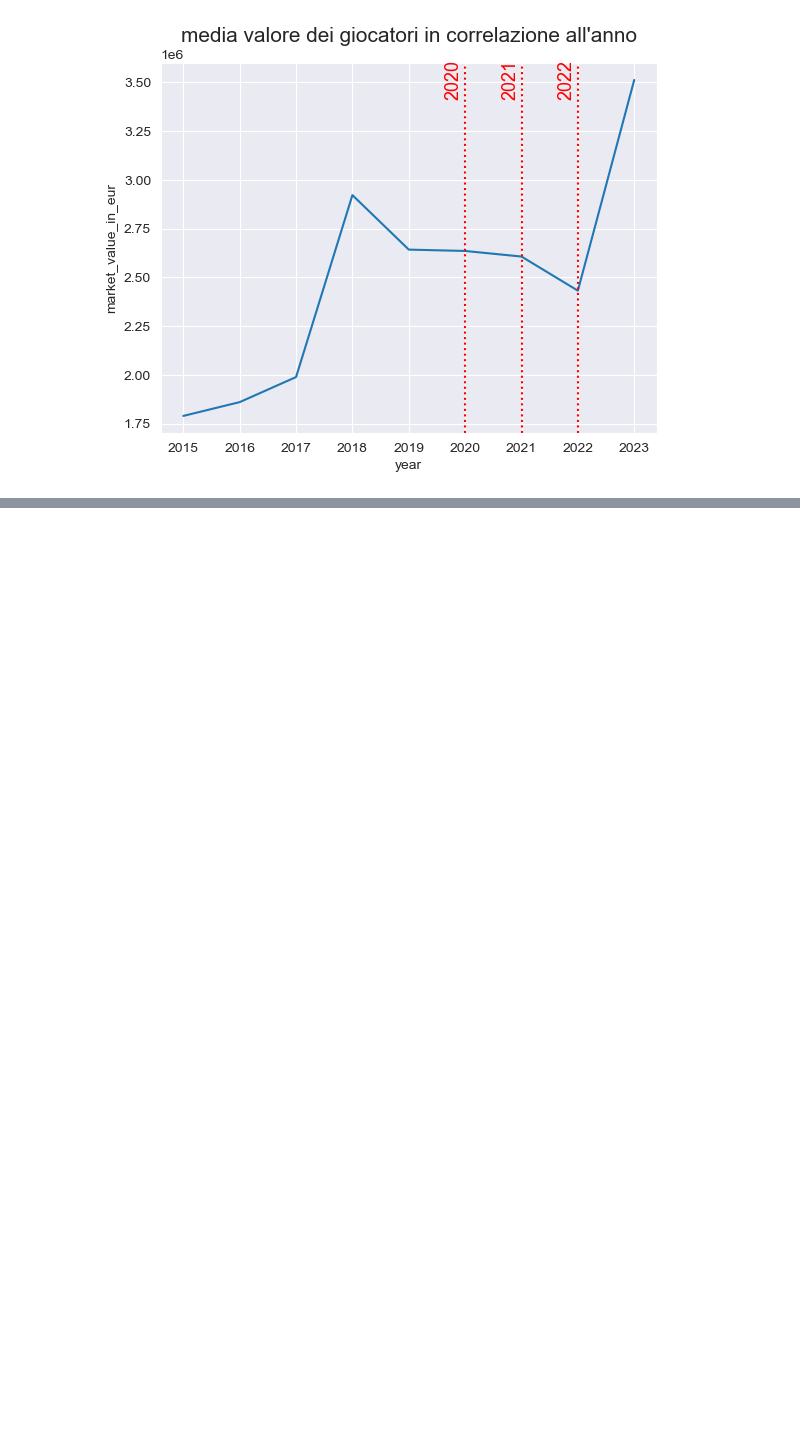
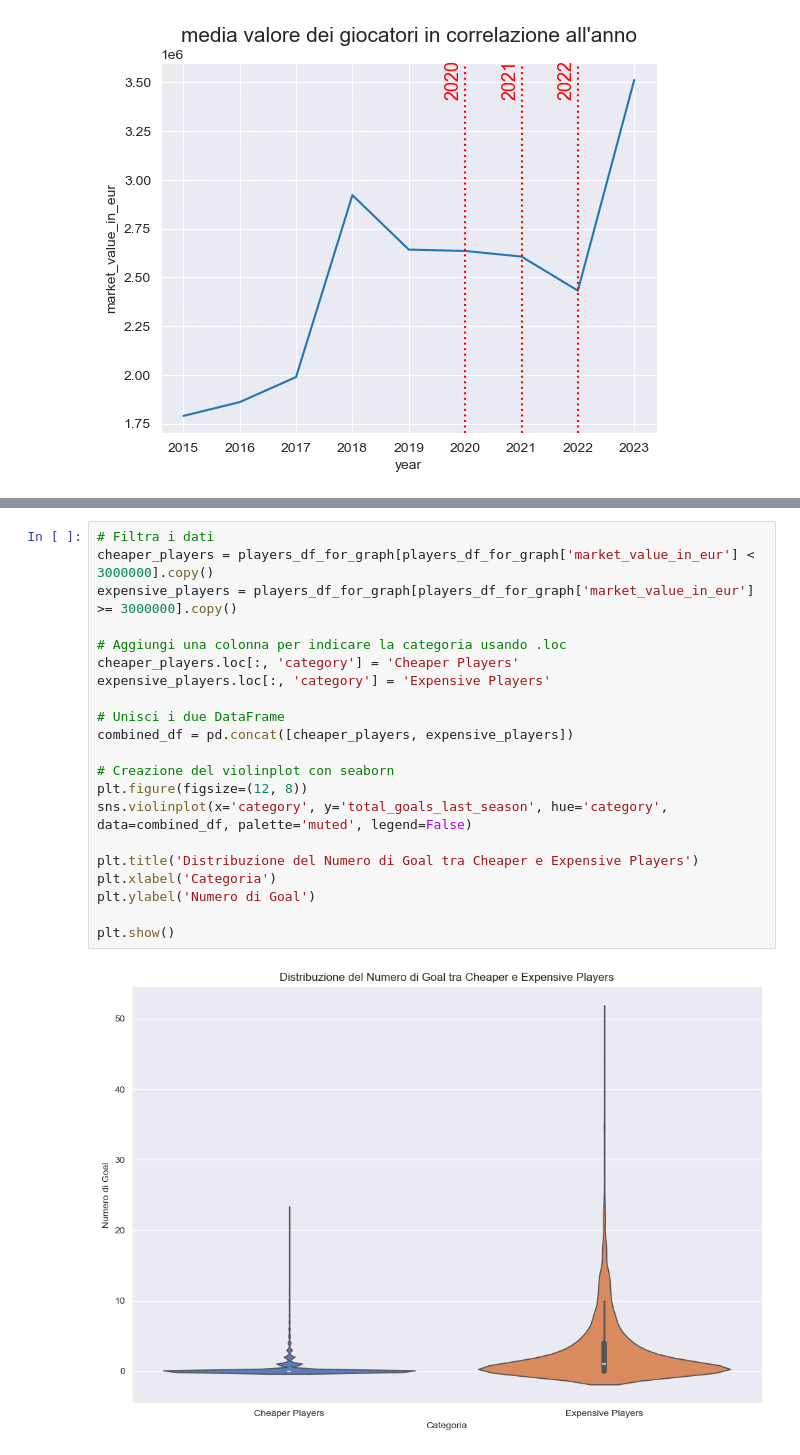
Before and after one commit to IUM-TWEB/Footbrawl, a Jupyter notebook: DataAnalytics/covid-19.ipynb, the cells around one changed output, grey strips where cells are left out. Drawn from its saved outputs; the diff is of its cells as text; blank space fills up the shorter version.

```diff
--- a/DataAnalytics/covid-19.ipynb
+++ b/DataAnalytics/covid-19.ipynb
@@ -30,0 +126,23 @@ Text(0.5, 1.0, "media valore dei giocatori in correlazione all'anno")
+# %%
+# Filtra i dati
+cheaper_players = players_df_for_graph[players_df_for_graph['market_value_in_eur'] < 3000000].copy()
+expensive_players = players_df_for_graph[players_df_for_graph['market_value_in_eur'] >= 3000000].copy()
+
+# Aggiungi una colonna per indicare la categoria usando .loc
+cheaper_players.loc[:, 'category'] = 'Cheaper Players'
+expensive_players.loc[:, 'category'] = 'Expensive Players'
+
+# Unisci i due DataFrame
+combined_df = pd.concat([cheaper_players, expensive_players])
+
+# Creazione del violinplot con seaborn
+plt.figure(figsize=(12, 8))
+sns.violinplot(x='category', y='total_goals_last_season', hue='category', data=combined_df, palette='muted', legend=False)
+
+plt.title('Distribuzione del Numero di Goal tra Cheaper e Expensive Players')
+plt.xlabel('Categoria')
+plt.ylabel('Numero di Goal')
+
+plt.show()
+# %% [output]
+[figure, added]
```
Also changed, not shown: parts of 20 cells of this notebook.
